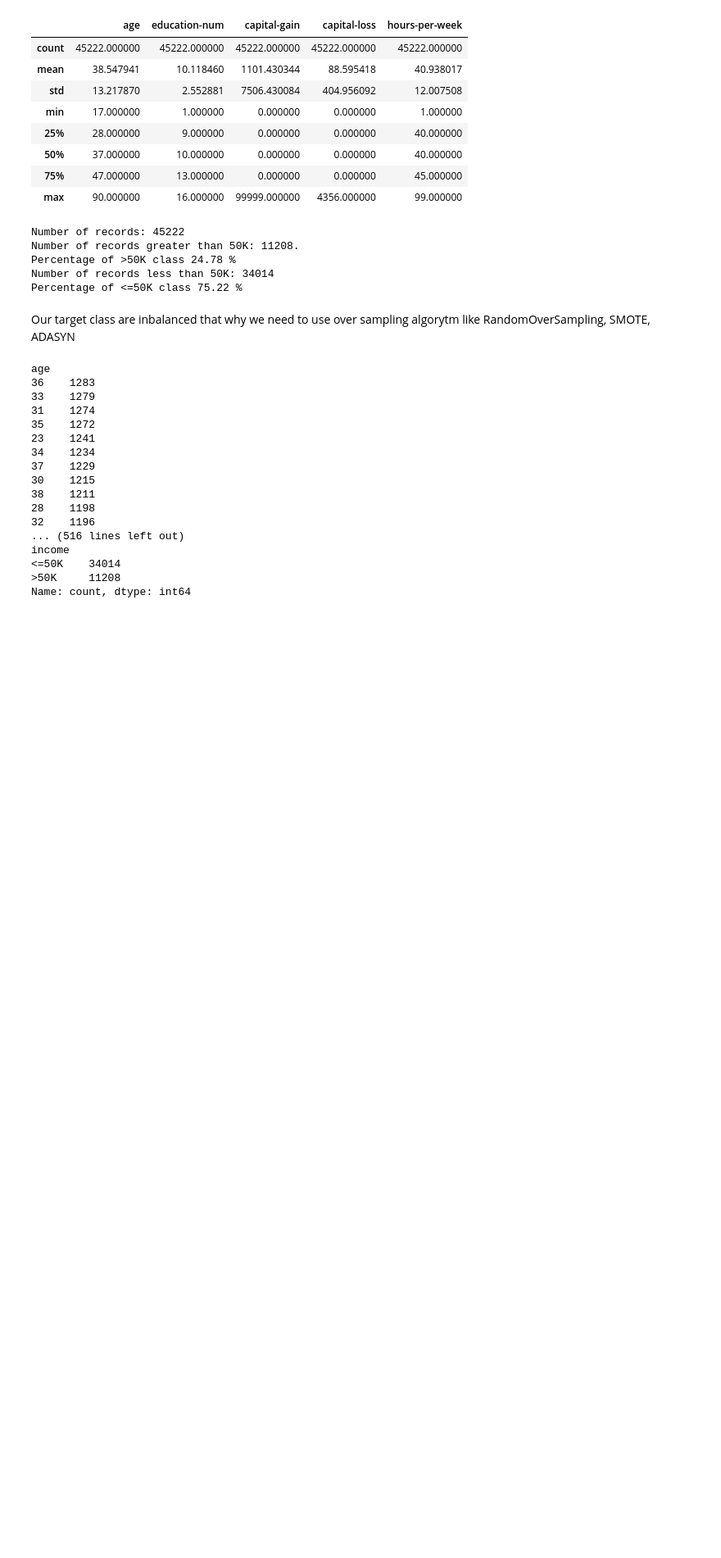
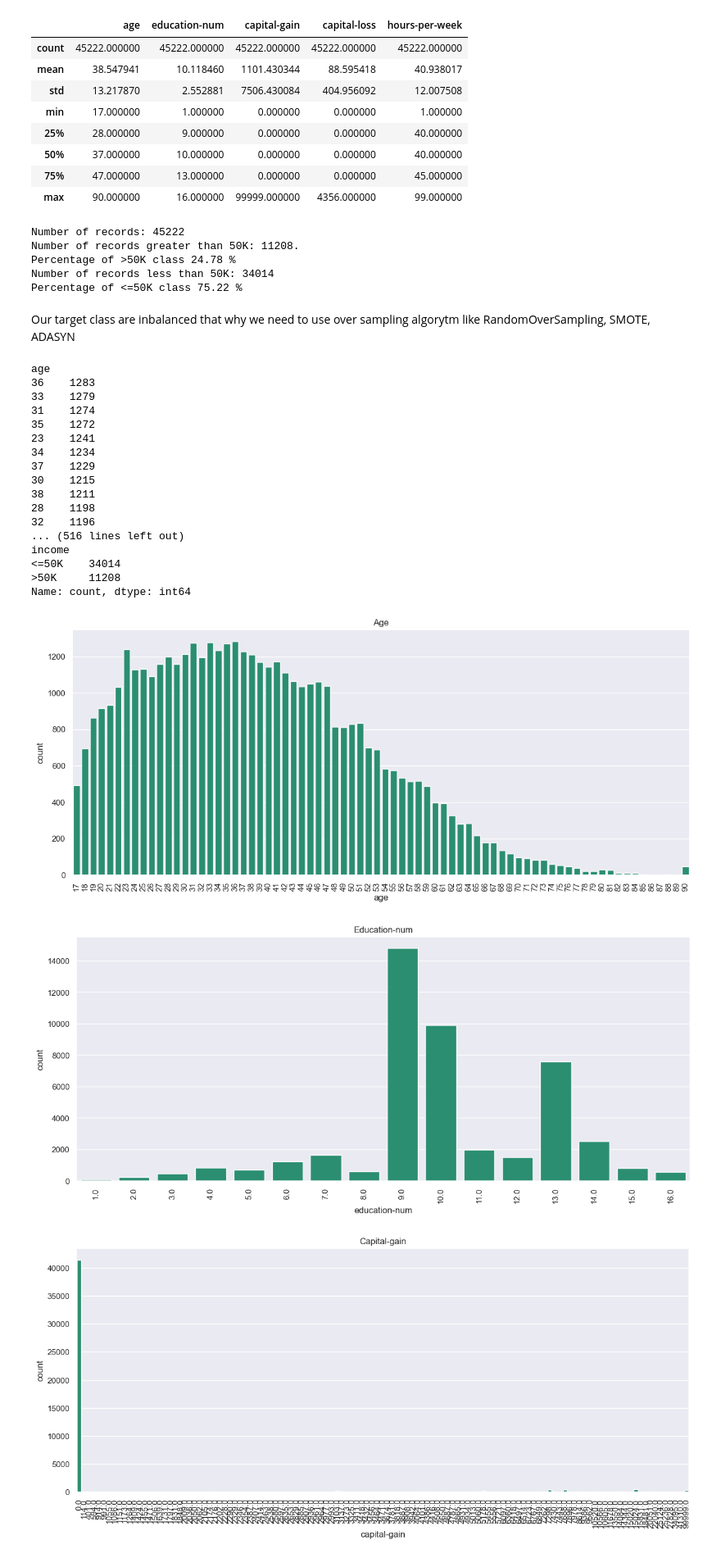
Before and after one commit to CrisMagdziak/Census-Income, a Jupyter notebook: Income.ipynb, the cells around one changed output. Shown at 82% size. Saved outputs shown, nothing was run; the diff lists cells and outputs as text; code cells hidden in the pictures; blank space fills up the shorter version.

```diff
--- a/Income.ipynb
+++ b/Income.ipynb
@@ -142,0 +144,15 @@ def distrubutions_charts(dataframe) :
+# %%
+def distrubutions_charts(dataframe) :
+    num_col = dataframe.select_dtypes(include= 'number').columns.to_list()
+    for col in num_col :
+        plt.figure(figsize=(15,6))
+        sns.countplot(data=dataframe, x=col)
+        plt.title(str.capitalize(col))
+        plt.xticks(rotation=90)
+        plt.show()
+# %%
+distrubutions_charts(df)
+# %% [output]
+[figure, added]
+[figure, added]
+[figure, added]
```
Also changed, not shown: parts of 5 cells of this notebook.
